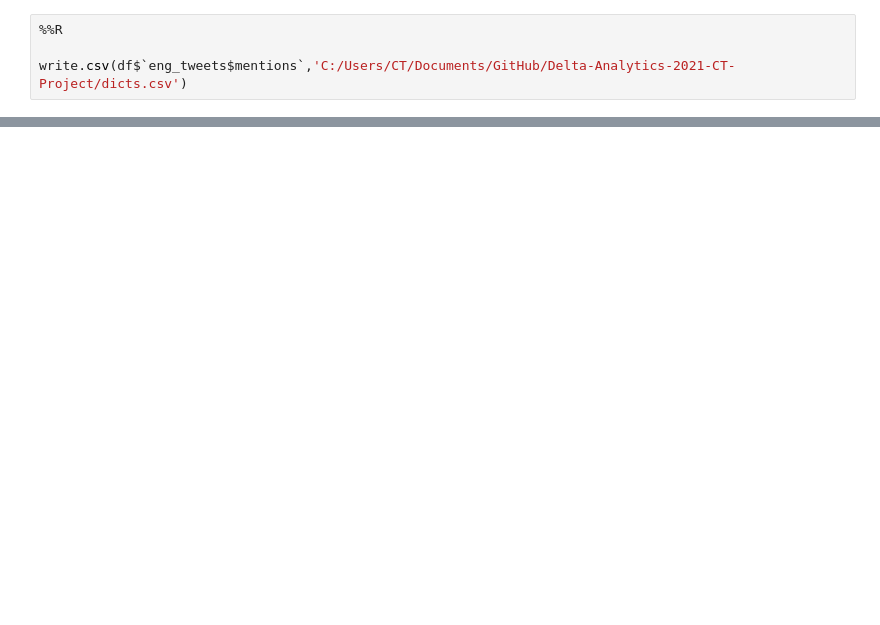
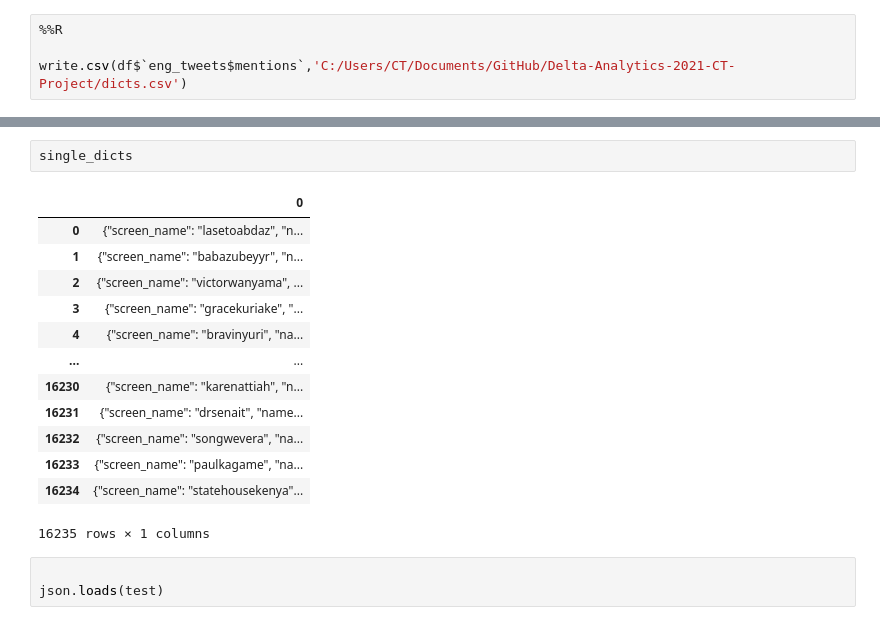
Before and after one commit to CeeThinwa/Delta-Analytics-2021-CT-Project, a Jupyter notebook: KOT EDA.ipynb, the cells around one changed output, grey strips where cells are left out. Cells and saved outputs as stored; diff of their text form; blank space fills up the shorter version.

```diff
--- a/KOT EDA.ipynb
+++ b/KOT EDA.ipynb
@@ -271,0 +338,19 @@ write.csv(df$`eng_tweets$mentions`,'C:/Users/CT/Documents/GitHub/Delta-Analytics
+# %%
+single_dicts
+# %% [output]
+|  | 0 |
+| 0 | {"screen_name": "lasetoabdaz", "n... |
+| 1 | {"screen_name": "babazubeyyr", "n... |
+| 2 | {"screen_name": "victorwanyama", ... |
+| 3 | {"screen_name": "gracekuriake", "... |
+| 4 | {"screen_name": "bravinyuri", "na... |
+| ... | ... |
+| 16230 | {"screen_name": "karenattiah", "n... |
+| 16231 | {"screen_name": "drsenait", "name... |
+| 16232 | {"screen_name": "songwevera", "na... |
+| 16233 | {"screen_name": "paulkagame", "na... |
+| 16234 | {"screen_name": "statehousekenya"... |
+16235 rows × 1 columns
+# %%
+
+json.loads(test)
```
Also changed, not shown: parts of 9 cells of this notebook.
